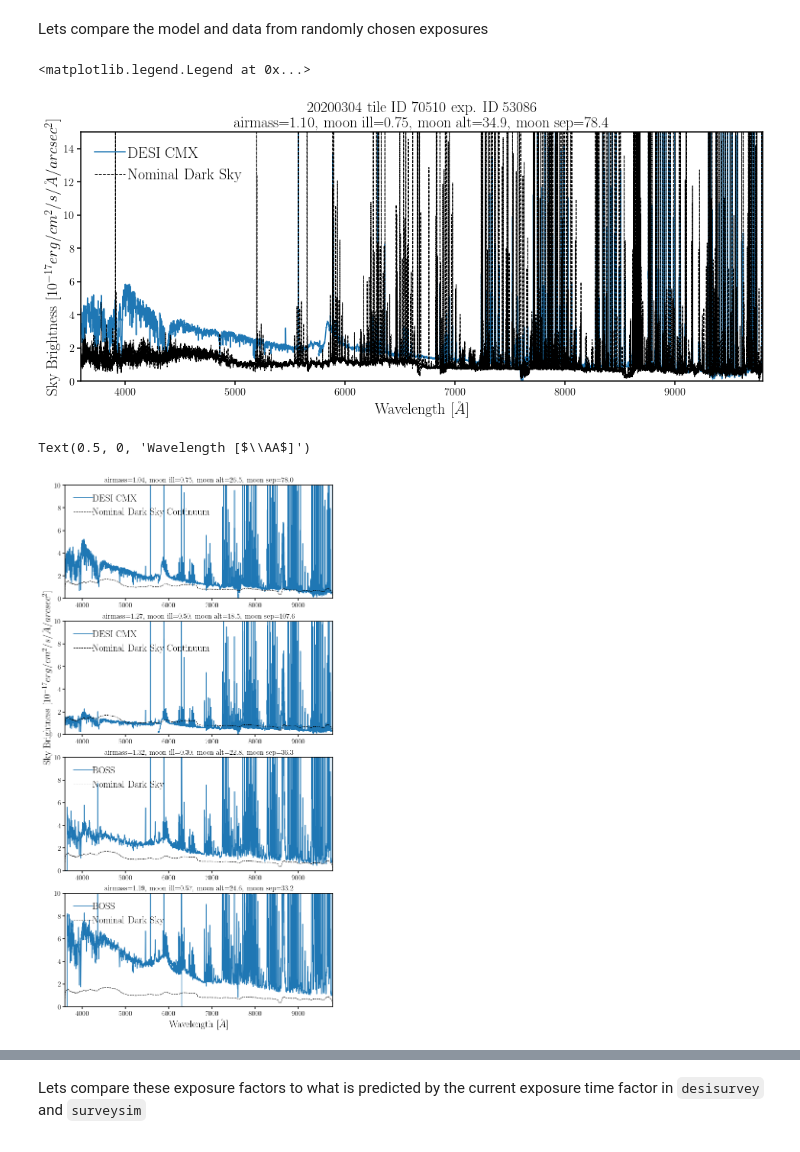
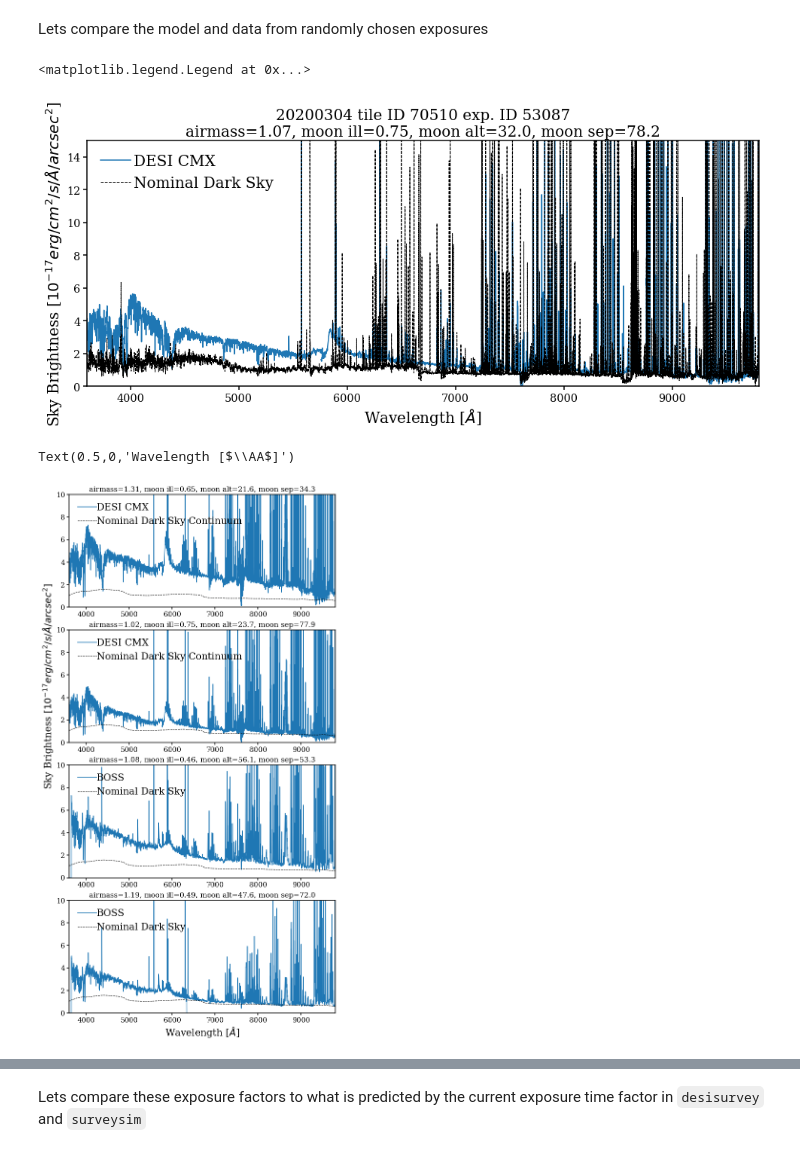
Before and after one commit to desi-bgs/feasiBGS, a Jupyter notebook: notebook/cmx/exposure_factor_refit.ipynb, the cells around one changed output, grey strips where cells are left out. Cells and saved outputs as stored; diff of their text form; code cells hidden in the pictures.

```diff
--- a/notebook/cmx/exposure_factor_refit.ipynb
+++ b/notebook/cmx/exposure_factor_refit.ipynb
@@ -26,7 +28,7 @@ from desimodel.io import load_throughput
 # -- plotting --
 import matplotlib as mpl
 import matplotlib.pyplot as plt
-mpl.rcParams['text.usetex'] = True
+#mpl.rcParams['text.usetex'] = True
 mpl.rcParams['font.family'] = 'serif'
 mpl.rcParams['axes.linewidth'] = 1.5
 mpl.rcParams['axes.xmargin'] = 1
@@ -38,8 +40,12 @@ mpl.rcParams['ytick.major.size'] = 5
 mpl.rcParams['ytick.major.width'] = 1.5
 mpl.rcParams['legend.frameon'] = False
 # %%
-dir_cmx = '/Users/ChangHoon/data/feasiBGS/cmx/'
-dir_sky = '/Users/ChangHoon/data/feasiBGS/sky/'
+if 'NERSC_HOST' not in os.environ:
+    dir_cmx = '/Users/ChangHoon/data/feasiBGS/cmx/'
+    dir_sky = '/Users/ChangHoon/data/feasiBGS/sky/'
+else:
+    dir_cmx = '/global/cfs/cdirs/desi/users/chahah/bgs_exp_coadd/'
+    dir_sky = '/global/cfs/cdirs/desi/users/chahah/sky/'
 # %%
 wavemin = load_throughput('b').wavemin - 10.0
 wavemax = load_throughput('z').wavemax + 10.0
@@ -232,7 +257,7 @@ iexp = np.random.choice(np.arange(len(cmx_skies['airmass'])))
 sub.plot(cmx_skies['wave_b'], cmx_skies['sky_b'][iexp], c='C0')
 sub.plot(cmx_skies['wave_r'], cmx_skies['sky_r'][iexp], c='C0')
 sub.plot(cmx_skies['wave_z'], cmx_skies['sky_z'][iexp], c='C0', label='DESI CMX')
-sub.plot(wave_lin, Isky_dark, c='k', ls='--', lw=1, label='Nominal Dark Sky')
+sub.plot(wave.value, Isky_dark, c='k', ls='--', lw=1, label='Nominal Dark Sky')
 sub.set_title('%i tile ID %i exp. ID %i\nairmass=%.2f, moon ill=%.2f, moon alt=%.1f, moon sep=%.1f' %
               (cmx_skies['date'][iexp], cmx_skies['tileid'][iexp], cmx_skies['expid'][iexp],
                cmx_skies['airmass'][iexp], cmx_skies['moon_ill'][iexp],
@@ -244,36 +269,36 @@ sub.set_ylim(0., 15.)
 sub.legend(loc='upper left', fontsize=20, handletextpad=0.2)
 # %% [output]
 <matplotlib.legend.Legend at 0x...>
-[figure, old version]
+[figure, new version]
 # %%
 fig = plt.figure(figsize=(10, 20))
 for i, iexp in enumerate(np.random.choice(np.arange(len(cmx_skies['airmass'])), size=2, replace=False)):
     sub = fig.add_subplot(4,1,i+1)
     sub.plot(cmx_skies['wave_b'], cmx_skies['sky_b'][iexp], c='C0')
     sub.plot(cmx_skies['wave_r'], cmx_skies['sky_r'][iexp], c='C0')
     sub.plot(cmx_skies['wave_z'], cmx_skies['sky_z'][iexp], c='C0', label='DESI CMX')
-    sub.plot(wave_lin, Isky_cont_dark, c='k', ls='--', lw=1, label='Nominal Dark Sky Continuum')
+    sub.plot(wave.value, Isky_cont_dark, c='k', ls='--', lw=1, label='Nominal Dark Sky Continuum')
     sub.set_title('airmass=%.2f, moon ill=%.2f, moon alt=%.1f, moon sep=%.1f' %
                   (cmx_skies['airmass'][iexp], cmx_skies['moon_ill'][iexp],
                    cmx_skies['moon_alt'][iexp], cmx_skies['moon_sep'][iexp]), fontsize=15)
     sub.set_xlim(3600, 9800)
     sub.set_ylim(0., 10.)
     sub.legend(loc='upper left', fontsize=20, handletextpad=0)
 sub.set_ylabel('Sky Brightness [$10^{-17} erg/cm^{2}/s/\AA/arcsec^2$]', fontsize=20)
 
 for i, iexp in enumerate(np.random.choice(np.arange(len(boss_skies['airmass'])), size=2, replace=False)):
     sub = fig.add_subplot(4,1,i+3)
     sub.plot(boss_skies['wave_b'][iexp], boss_skies['sky_b'][iexp], c='C0', label='BOSS')
     sub.plot(boss_skies['wave_r'][iexp], boss_skies['sky_r'][iexp], c='C0')
-    sub.plot(wave_lin, Isky_cont_dark, c='k', ls='--', lw=1, label='Nominal Dark Sky')
+    sub.plot(wave.value, Isky_cont_dark, c='k', ls='--', lw=1, label='Nominal Dark Sky')
     sub.set_title('airmass=%.2f, moon ill=%.2f, moon alt=%.1f, moon sep=%.1f' %
                   (boss_skies['airmass'][iexp], boss_skies['moon_ill'][iexp],
                    boss_skies['moon_alt'][iexp], boss_skies['moon_sep'][iexp]), fontsize=15)
     sub.legend(loc='upper left', fontsize=20, handletextpad=0)
     sub.set_xlim(3600, 9800)
     sub.set_ylim(0., 10.)
 sub.set_xlabel("Wavelength [$\AA$]", fontsize=20)
 # %% [output]
-Text(0.5, 0, 'Wavelength [$\\AA$]')
+Text(0.5,0,'Wavelength [$\\AA$]')
-[figure, old version]
+[figure, new version]
 # %%
```
Also changed, not shown: parts of 32 cells of this notebook.
